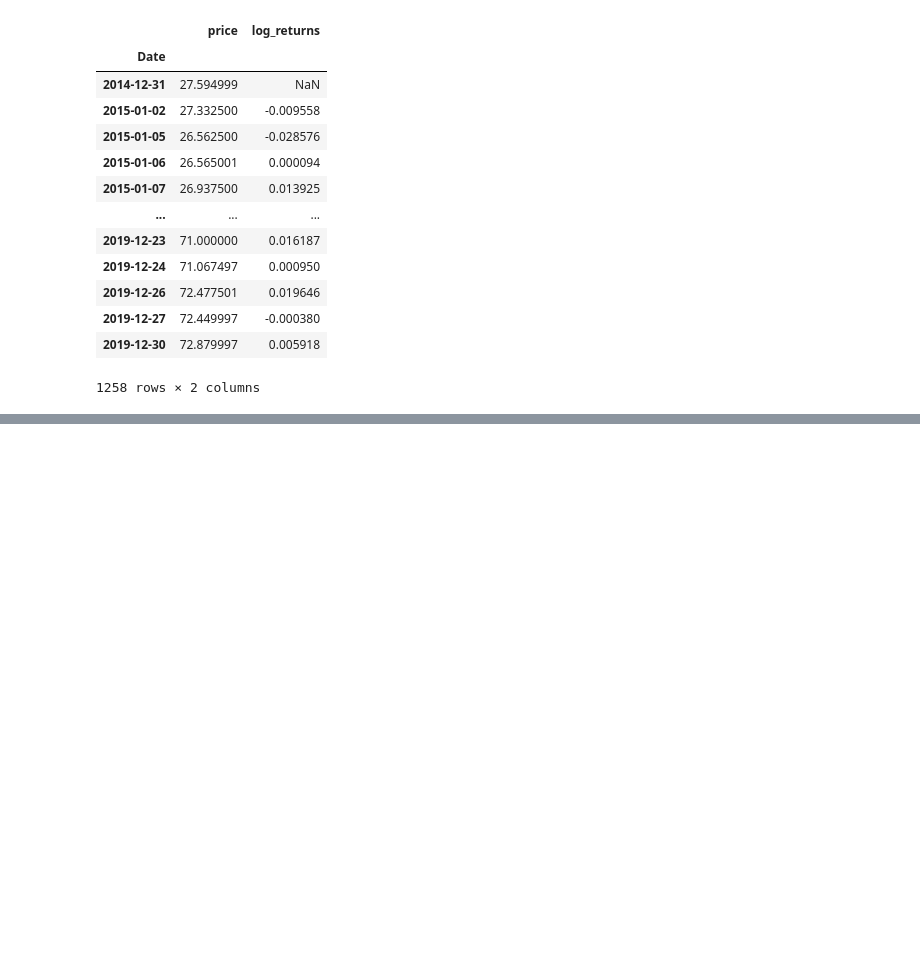
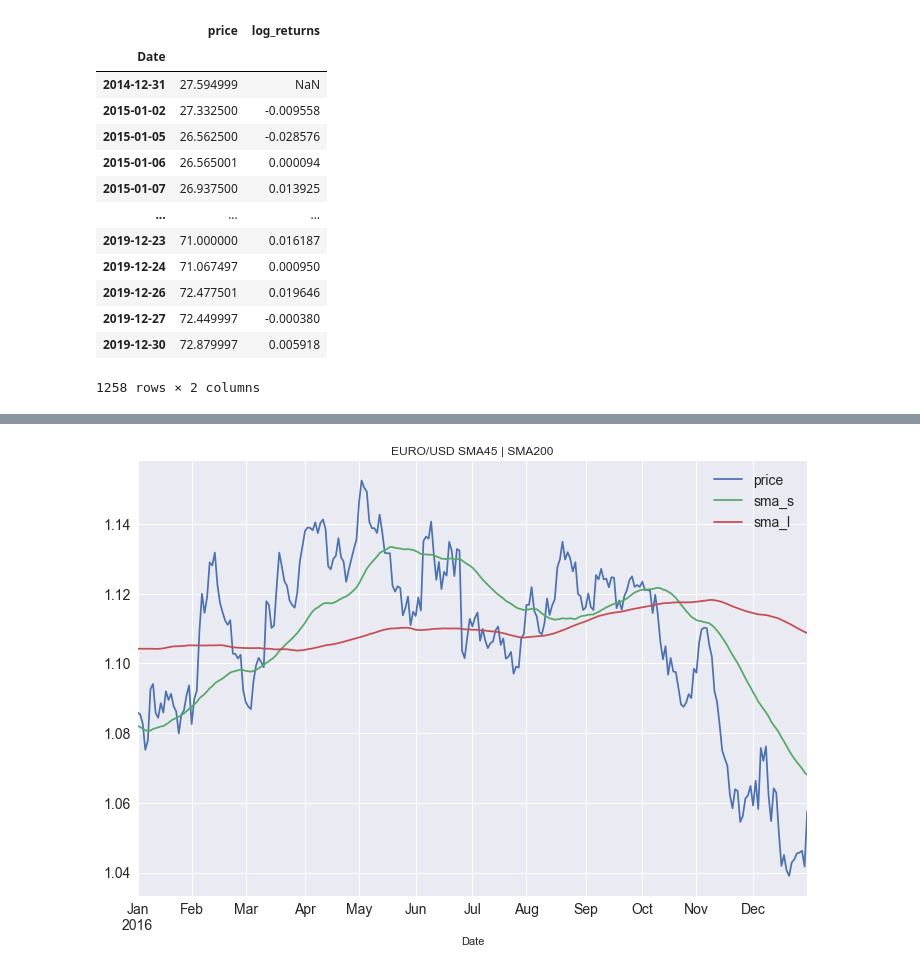
Before and after one commit to amarendra-singh/FinancePython, a Jupyter notebook: yFinance.ipynb, the cells around one changed output, grey strips where cells are left out. Saved outputs shown, nothing was run; the diff lists cells and outputs as text; code cells hidden in the pictures; blank space fills up the shorter version.

```diff
--- a/yFinance.ipynb
+++ b/yFinance.ipynb
@@ -643,0 +685,3 @@ stock.log_returns()
+# %%
+data.dropna(inplace= True)
+data
@@ -643,0 +703,6 @@ stock.log_returns()
+# %%
+data.loc["2016"].plot(figsize=(12,8), title="EURO/USD SMA{} | SMA{}".format(sma_s,sma_l), fontsize=14)
+plt.legend(fontsize = 14)
+plt.show()
+# %% [output]
+[figure, added]
```
Also changed, not shown: parts of 18 cells of this notebook, 2 other files.
